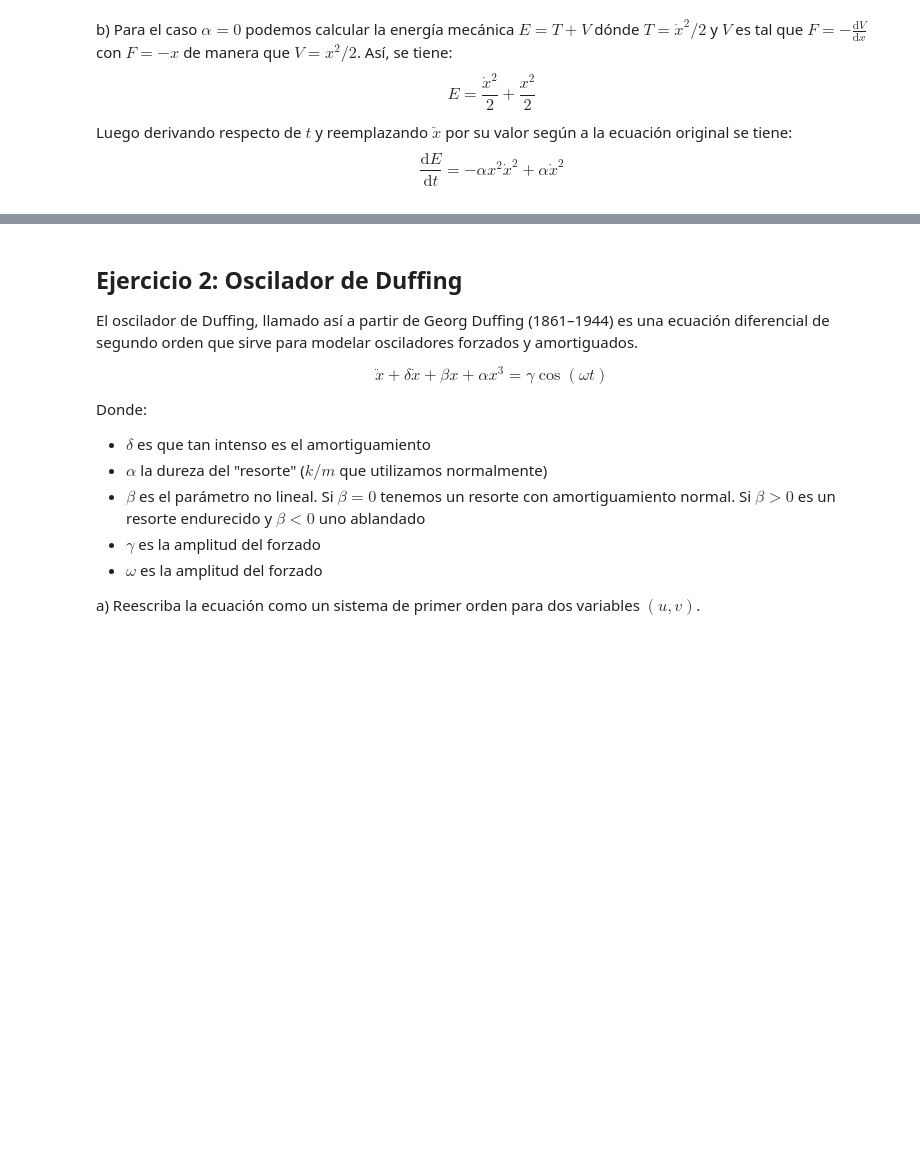
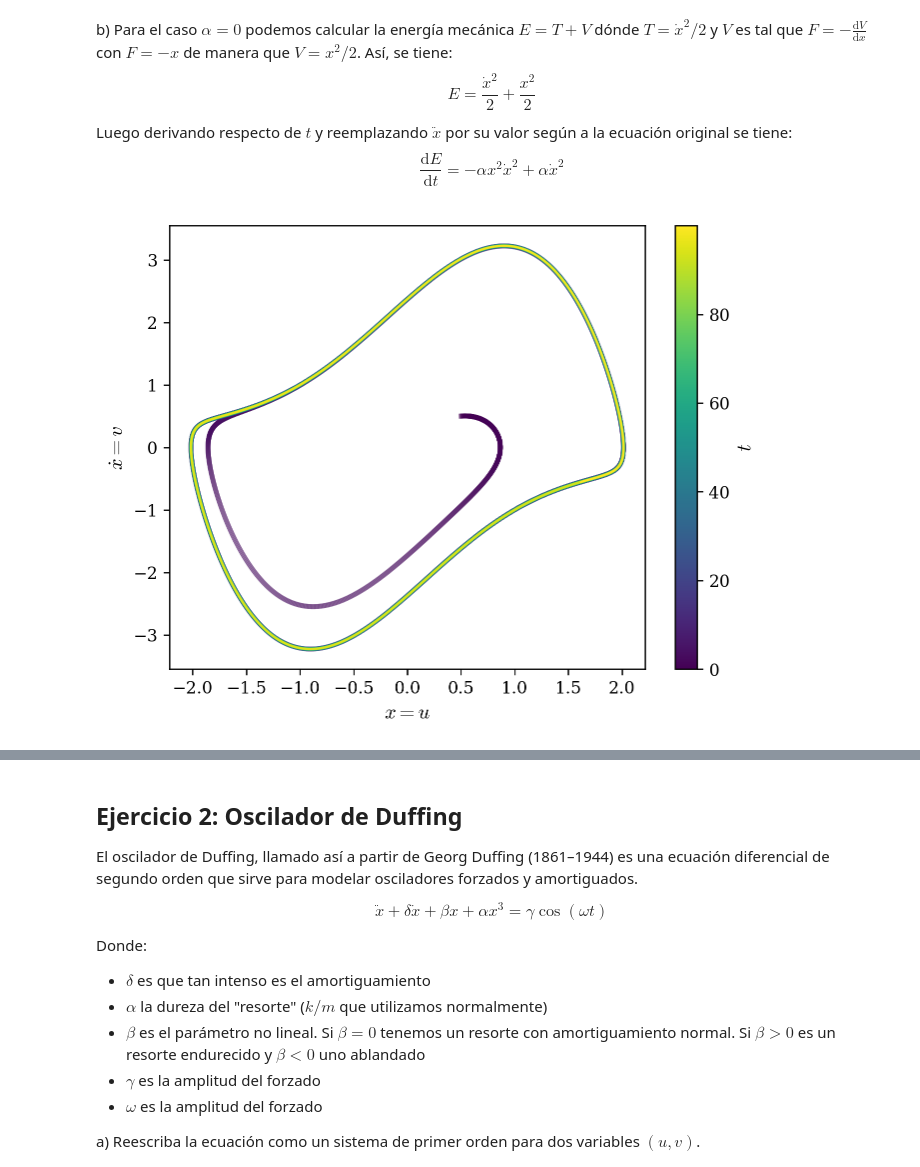
Before and after one commit to agustinbrusco/Sistemas_Complejos, a Jupyter notebook: guias/Guia1.ipynb, the cells around one changed output, grey strips where cells are left out. Cells and saved outputs as stored; diff of their text form; code cells hidden in the pictures; blank space fills up the shorter version.

```diff
--- a/guias/Guia1.ipynb
+++ b/guias/Guia1.ipynb
@@ -8,3 +15,26 @@ import matplotlib.pyplot as plt
+# %%
+def plot_colorline(
+    t_vals:np.array,
+    x_vals: np.array,
+    y_vals: np.array,
+    cmap_name: str,
+    ax: plt.Axes = None,
+    **plot_kwargs,
+) -> tuple[plt.Axes, plt.cm.ScalarMappable]:
+    if ax is None:
+        fig, ax = plt.subplots(1, 1)
+    norm = plt.Normalize(t_vals.min(), t_vals.max(), )
+    colormap = plt.cm.ScalarMappable(norm, cmap_name)
+    for i, t in enumerate(t_vals[:-1]):
+        ax.plot(
+            [x_vals[i], x_vals[i+1]],
+            [y_vals[i], y_vals[i+1]],
+            c=colormap.to_rgba(t),
+            alpha=(norm(t)+0.25)/1.25,
+            lw=(3 - 2*norm(t)),
+            **plot_kwargs
+        )
+    return ax, colormap
 # %% [markdown]
 ## Ejercicio 1: Oscilador de van der pol
 
@@ -71,15 +101,25 @@ def runge_kutta_4(
     t0: float,
     dt: float,
     steps: int,
-    *args,
+    **kwargs,
 ) -> np.array:
     x_vals = np.zeros((1+steps, x_0.size))
     x_vals[0] = x_0
     for i in range(steps):
         x_vals[i+1] = runge_kutta_4_step(
-            f, x_vals[i], t0+i*dt, dt, *args
+            f, x_vals[i], t0+i*dt, dt, *kwargs.values()
         )
     return x_vals
-
-
-u, v = runge_kutta_4(van_der_pol_func, np.array([0, 1]), 0, 0.1, 1_000, 5).T
+# %%
+t0 = 0
+total_time = 100
+dt = 0.005
+
+# u, v = runge_kutta_4(van_der_pol_func, x_0=np.array([0.5, 0.5]), t0=t0, dt=dt, steps=int(total_time/dt), alpha=1.5).T
+ax, cmap = plot_colorline(np.arange(0, total_time, dt), u, v, "viridis")
+ax.set_xlabel(r"$x = u$")
+ax.set_ylabel(r"$\dot{x} = v$")
+plt.colorbar(cmap, ax=ax, label="$t$")
+plt.show()
+# %% [output]
+[figure, added]
```
Also changed, not shown: parts of 5 cells of this notebook.
